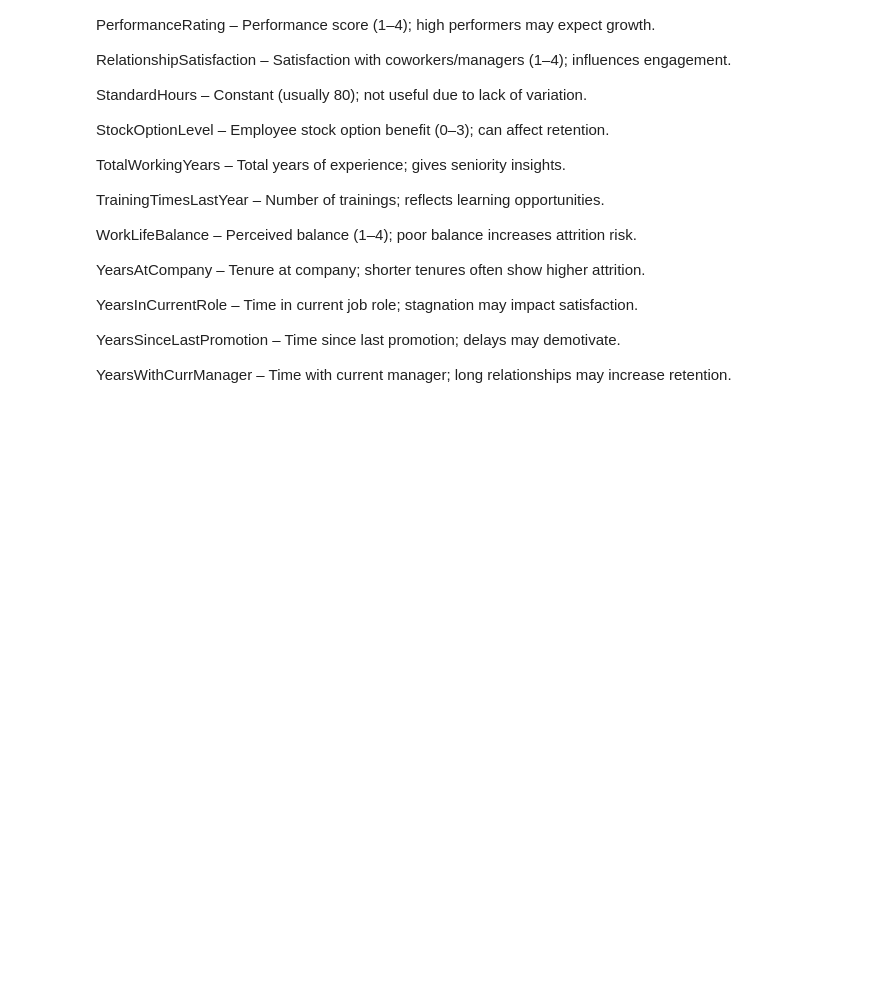
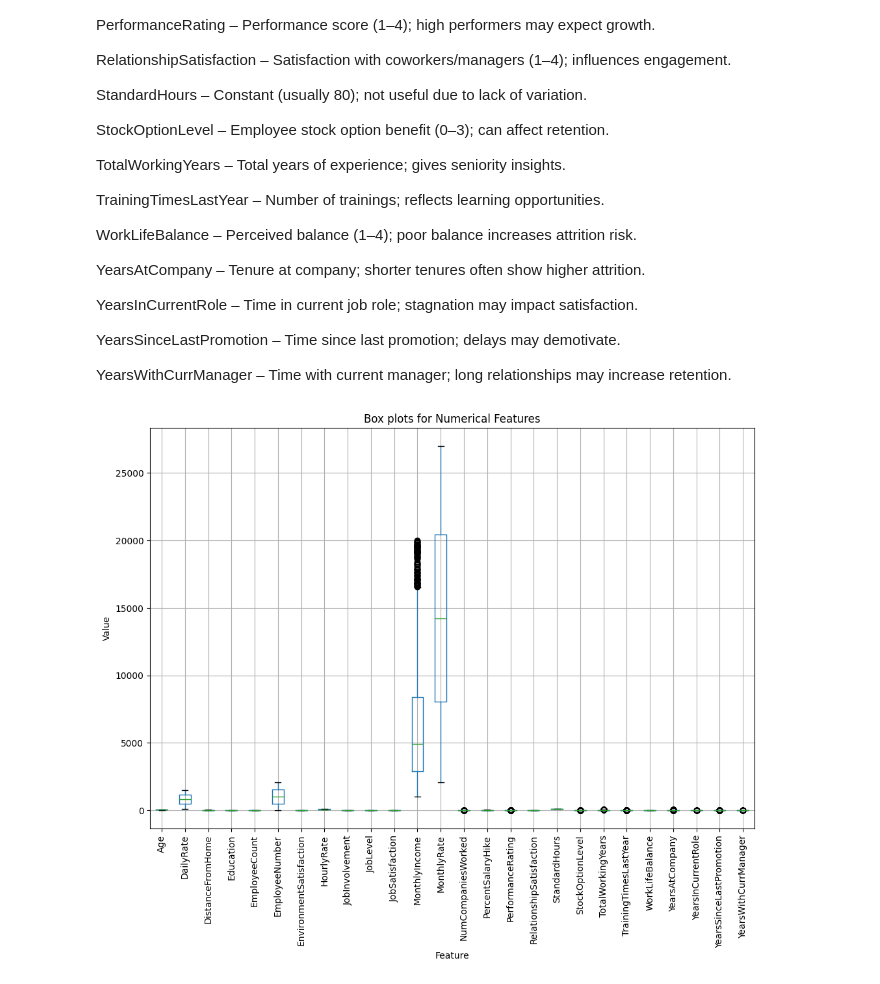
Before and after one commit to Aditya190704/Employee_Attrition_Prediction_Using_Ensemble_Learning, a Jupyter notebook: DataPreprocessing.ipynb, the cells around one changed output. Cells and saved outputs as stored; diff of their text form; code cells hidden in the pictures; blank space fills up the shorter version.

```diff
--- a/DataPreprocessing.ipynb
+++ b/DataPreprocessing.ipynb
@@ -134,3 +134,17 @@ YearsInCurrentRole – Time in current job role; stagnation may impact satisfact
 YearsSinceLastPromotion – Time since last promotion; delays may demotivate.
 
 YearsWithCurrManager – Time with current manager; long relationships may increase retention.
+# %%
+# Select numerical columns
+numerical_cols = df.select_dtypes(include=['int', 'float']).columns      # It selects all numerical columns
+# %%
+# Create box plots for all numerical features
+plt.figure(figsize=(12, 8))
+df[numerical_cols].boxplot()
+plt.xticks(rotation=90)
+plt.title('Box plots for Numerical Features')
+plt.ylabel('Value')
+plt.xlabel('Feature')
+plt.show()
+# %% [output]
+[figure, added]
```
Also changed, not shown: parts of 3 cells of this notebook.
